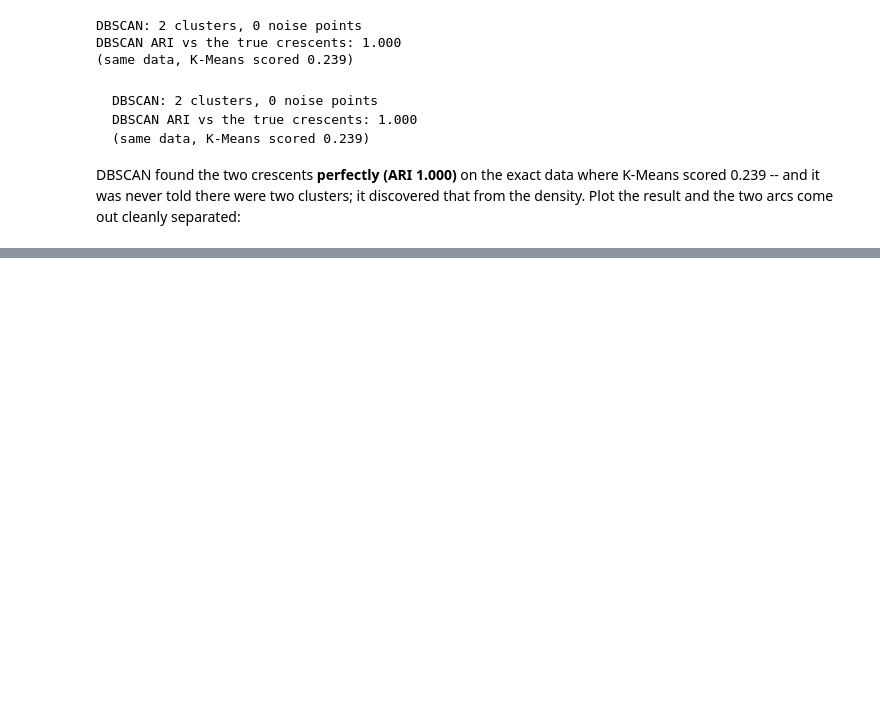
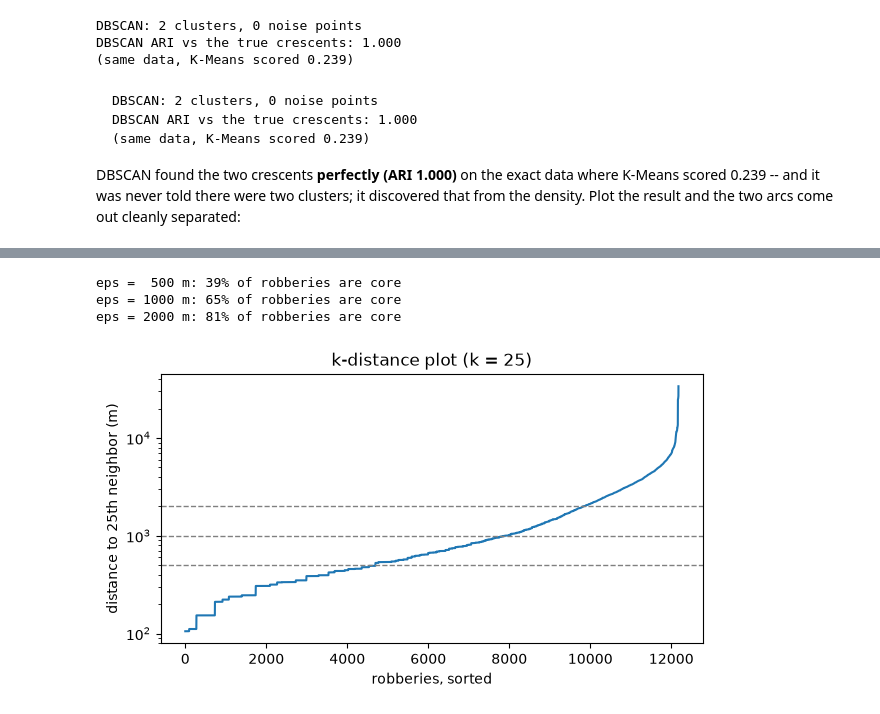
Before and after one commit to devomh/cdat4011-2026, a Jupyter notebook: u06_unsupervised_learning/l24_lab_hierarchical_dbscan.ipynb, the cells around one changed output, grey strips where cells are left out. Cells and saved outputs as stored; diff of their text form; code cells hidden in the pictures; blank space fills up the shorter version.

```diff
--- a/u06_unsupervised_learning/l24_lab_hierarchical_dbscan.ipynb
+++ b/u06_unsupervised_learning/l24_lab_hierarchical_dbscan.ipynb
@@ -227,0 +404,22 @@ rings: (1000, 2) -- K-Means ARI: -0.001
+# %%
+EARTH_R = 6_371_000   # metres
+rob_rad = np.radians(robbery[["lat", "lon"]].to_numpy())
+
+nn = NearestNeighbors(n_neighbors=25, metric="haversine").fit(rob_rad)
+dist, _ = nn.kneighbors(rob_rad)
+k_dist = dist[:, -1] * EARTH_R   # distance to the 25th neighbor, in metres
+for eps_m in (500, 1000, 2000):
+    print(f"eps = {eps_m:4d} m: {np.mean(k_dist <= eps_m):.0%} of robberies are core")
+
+plt.figure(figsize=(7, 3.5))
+plt.plot(np.sort(k_dist))
+for eps_m in (500, 1000, 2000):
+    plt.axhline(eps_m, color="0.5", linestyle="--", linewidth=1)
+plt.yscale("log")
+plt.xlabel("robberies, sorted"); plt.ylabel("distance to 25th neighbor (m)")
+plt.title("k-distance plot (k = 25)"); plt.show()
+# %% [output]
+eps =  500 m: 39% of robberies are core
+eps = 1000 m: 65% of robberies are core
+eps = 2000 m: 81% of robberies are core
+[figure, added]
```
Also changed, not shown: parts of 53 cells of this notebook, 7 other files.
